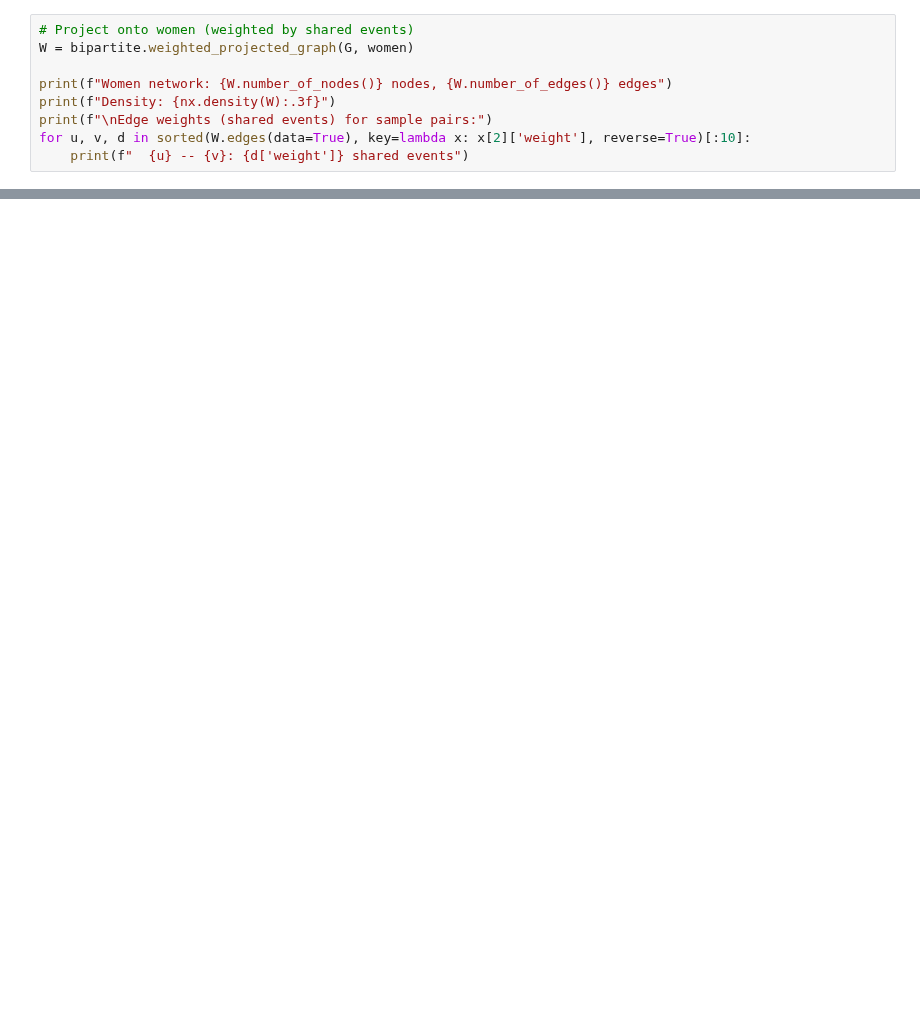
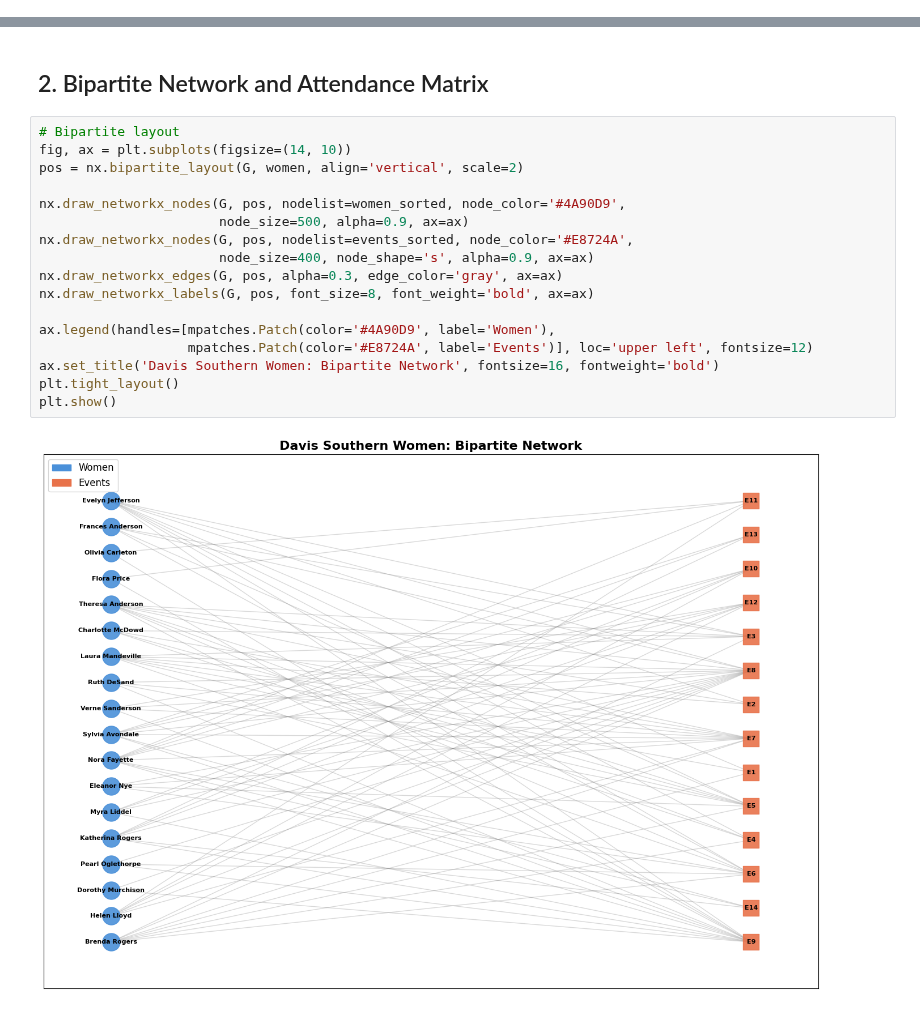
Before and after one commit to mfridson/DATA620_Week6, a Jupyter notebook: southern_women_network.ipynb, the cells around one changed output, grey strips where cells are left out. Cells and saved outputs as stored; diff of their text form; blank space fills up the shorter version.

```diff
--- a/southern_women_network.ipynb
+++ b/southern_women_network.ipynb
@@ -138,9 +0,0 @@ We project the bipartite graph onto the women nodes. Two women are connected if
-# %%
-# Project onto women (weighted by shared events)
-W = bipartite.weighted_projected_graph(G, women)
-
-print(f"Women network: {W.number_of_nodes()} nodes, {W.number_of_edges()} edges")
-print(f"Density: {nx.density(W):.3f}")
-print(f"\nEdge weights (shared events) for sample pairs:")
-for u, v, d in sorted(W.edges(data=True), key=lambda x: x[2]['weight'], reverse=True)[:10]:
-    print(f"  {u} -- {v}: {d['weight']} shared events")
@@ -492,0 +39,21 @@ Events also cluster into two groups mirroring the women's social structure:
+# %% [markdown]
+## 2. Bipartite Network and Attendance Matrix
+# %%
+# Bipartite layout
+fig, ax = plt.subplots(figsize=(14, 10))
+pos = nx.bipartite_layout(G, women, align='vertical', scale=2)
+
+nx.draw_networkx_nodes(G, pos, nodelist=women_sorted, node_color='#4A90D9',
+                       node_size=500, alpha=0.9, ax=ax)
+nx.draw_networkx_nodes(G, pos, nodelist=events_sorted, node_color='#E8724A',
+                       node_size=400, node_shape='s', alpha=0.9, ax=ax)
+nx.draw_networkx_edges(G, pos, alpha=0.3, edge_color='gray', ax=ax)
+nx.draw_networkx_labels(G, pos, font_size=8, font_weight='bold', ax=ax)
+
+ax.legend(handles=[mpatches.Patch(color='#4A90D9', label='Women'),
+                   mpatches.Patch(color='#E8724A', label='Events')], loc='upper left', fontsize=12)
+ax.set_title('Davis Southern Women: Bipartite Network', fontsize=16, fontweight='bold')
+plt.tight_layout()
+plt.show()
+# %% [output]
+[figure, added]
```
Also changed, not shown: parts of 42 cells of this notebook.
